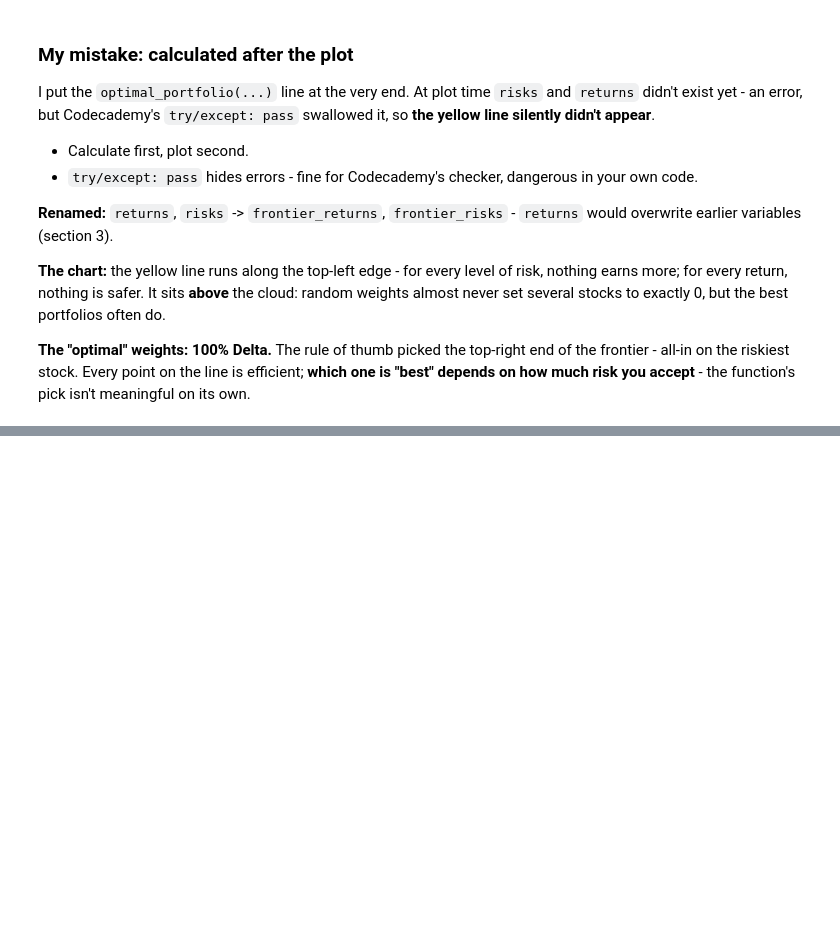
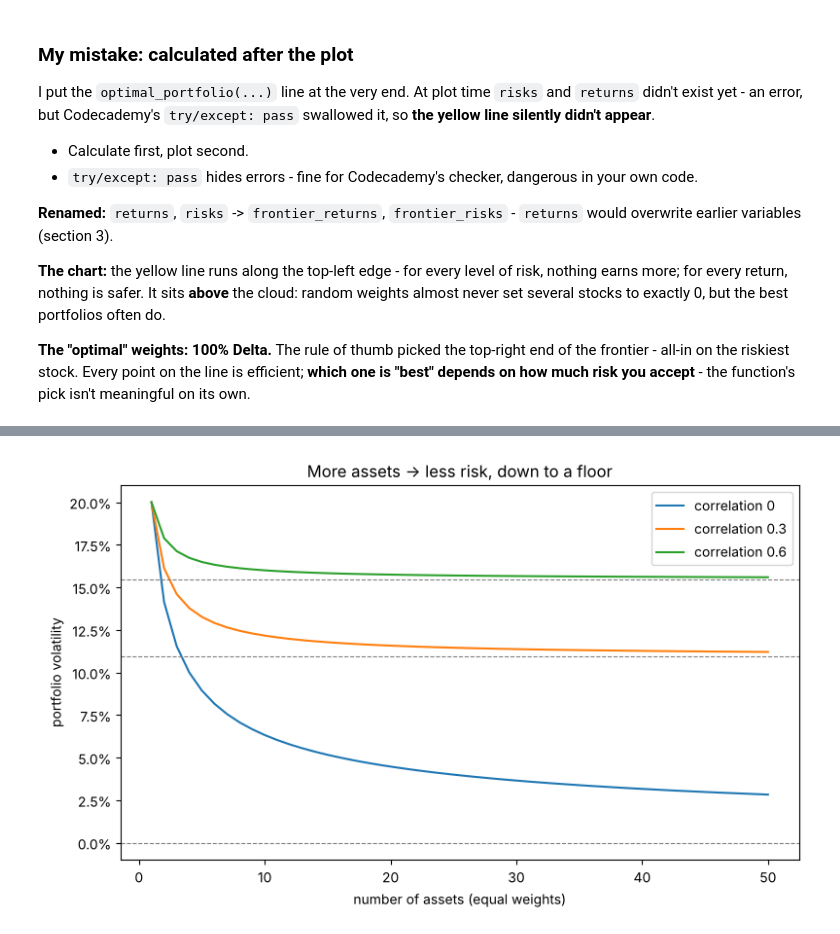
Before and after one commit to kkg98/panda-for-finance, a Jupyter notebook: notes/5_mean_variance_optimization/01_mean_variance_optimization.ipynb, the cells around one changed output, grey strips where cells are left out. Cells and saved outputs as stored; diff of their text form; code cells hidden in the pictures; blank space fills up the shorter version.

```diff
--- a/notes/5_mean_variance_optimization/01_mean_variance_optimization.ipynb
+++ b/notes/5_mean_variance_optimization/01_mean_variance_optimization.ipynb
@@ -626,0 +703,19 @@ I put the `optimal_portfolio(...)` line at the very end. At plot time `risks` an
+# %%
+sigma = 0.20                     # volatility of each single asset
+n = np.arange(1, 51)             # 1, 2, ... 50 assets
+
+plt.figure(figsize=(9, 5))
+for rho in [0, 0.3, 0.6]:                                        # three average correlations
+    portfolio_vol = np.sqrt(sigma**2 * (rho + (1 - rho) / n))   # the formula above, for every n at once (NumPy array)
+    plt.plot(n, portfolio_vol, label=f'correlation {rho}')
+    plt.axhline(sigma * np.sqrt(rho), linestyle='--', color='gray', linewidth=0.8)   # the floor: sigma * sqrt(rho)
+
+plt.gca().yaxis.set_major_formatter(plt.matplotlib.ticker.PercentFormatter(1.0))   # y-axis as %
+plt.xlabel('number of assets (equal weights)')
+plt.ylabel('portfolio volatility')
+plt.title('More assets -> less risk, down to a floor')
+plt.legend()
+plt.savefig(CHARTS + '01_09b_risk_vs_number_of_assets.png')
+plt.show()
+# %% [output]
+[figure, added]
```
Also changed, not shown: parts of 10 cells of this notebook, 8 other files.
